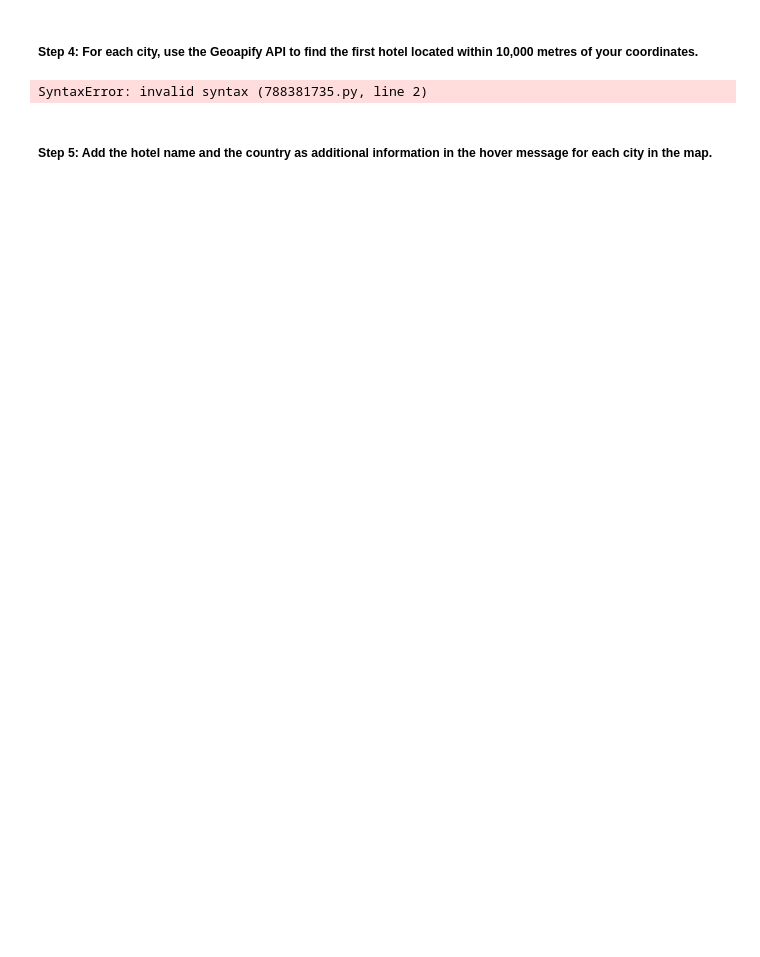
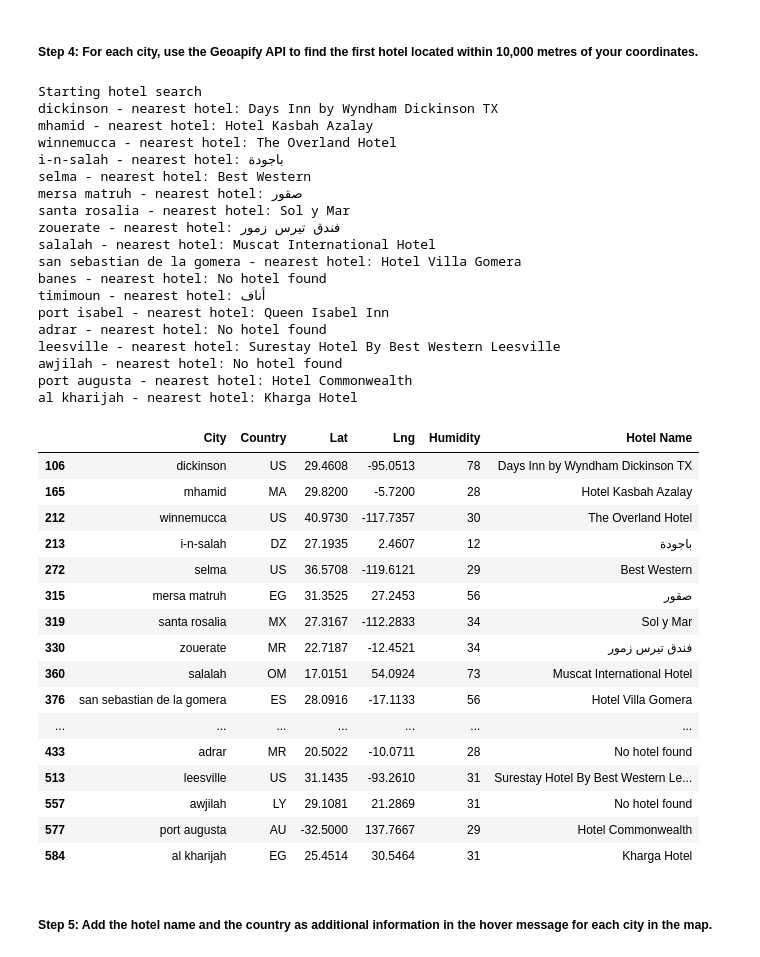
Before and after one commit to sallyca530/Python-API-Challenge, a Jupyter notebook: WeatherPy_main/VacationPymain.ipynb, the cells around one changed output. Drawn from its saved outputs; the diff is of its cells as text; code cells hidden in the pictures; blank space fills up the shorter version.

Commit message:
through hotel map

```diff
--- a/WeatherPy_main/VacationPymain.ipynb
+++ b/WeatherPy_main/VacationPymain.ipynb
@@ -99,46 +100,77 @@ hotel_df.head()
 ##### Step 4: For each city, use the Geoapify API to find the first hotel located within 10,000 metres of your coordinates.
 # %%
 # Set parameters to search for a hotel
-radius = # YOUR CODE HERE
+radius = 10000
 params = {
-    # YOUR CODE HERE
-}
+        "categories" : "accommodation.hotel",
+        "apiKey" : geoapify_key
+         }
 
 # Print a message to follow up the hotel search
 print("Starting hotel search")
 
 # Iterate through the hotel_df DataFrame
 for index, row in hotel_df.iterrows():
     # get latitude, longitude from the DataFrame
-    # YOUR CODE HERE
-
+    longitude = row["Lng"]
+    latitude = row["Lat"]
     # Add filter and bias parameters with the current city's latitude and longitude to the params dictionary
-    params["filter"] = # YOUR CODE HERE
-    params["bias"] = # YOUR CODE HERE
-
+    params["filter"] =  f"circle:{longitude},{latitude},{radius}"
+    params["bias"] = f"proximity:{longitude},{latitude}"
     # Set base URL
     base_url = "https://api.geoapify.com/v2/places"
 
-
     # Make and API request using the params dictionaty
-    name_address = # YOUR CODE HERE
-
+    name_address = requests.get(base_url, params = params)
     # Convert the API response to JSON format
-    name_address = # YOUR CODE HERE
+    name_address = name_address.json()
 
     # Grab the first hotel from the results and store the name in the hotel_df DataFrame
     try:
         hotel_df.loc[index, "Hotel Name"] = name_address["features"][0]["properties"]["name"]
     except (KeyError, IndexError):
         # If no hotel is found, set the hotel name as "No hotel found".
         hotel_df.loc[index, "Hotel Name"] = "No hotel found"
-
     # Log the search results
     print(f"{hotel_df.loc[index, 'City']} - nearest hotel: {hotel_df.loc[index, 'Hotel Name']}")
-
 # Display sample data
 hotel_df
 # %% [output]
-SyntaxError: invalid syntax (788381735.py, line 2)
+Starting hotel search
+dickinson - nearest hotel: Days Inn by Wyndham Dickinson TX
+mhamid - nearest hotel: Hotel Kasbah Azalay
+winnemucca - nearest hotel: The Overland Hotel
+i-n-salah - nearest hotel: باجودة
+selma - nearest hotel: Best Western
+mersa matruh - nearest hotel: صقور
+santa rosalia - nearest hotel: Sol y Mar
+zouerate - nearest hotel: فندق تيرس زمور
+salalah - nearest hotel: Muscat International Hotel
+san sebastian de la gomera - nearest hotel: Hotel Villa Gomera
+banes - nearest hotel: No hotel found
+timimoun - nearest hotel: أناف
+port isabel - nearest hotel: Queen Isabel Inn
+adrar - nearest hotel: No hotel found
+leesville - nearest hotel: Surestay Hotel By Best Western Leesville
+awjilah - nearest hotel: No hotel found
+port augusta - nearest hotel: Hotel Commonwealth
+al kharijah - nearest hotel: Kharga Hotel
+|  | City | Country | Lat | Lng | Humidity | Hotel Name |
+| 106 | dickinson | US | 29.4608 | -95.0513 | 78 | Days Inn by Wyndham Dickinson TX |
+| 165 | mhamid | MA | 29.8200 | -5.7200 | 28 | Hotel Kasbah Azalay |
+| 212 | winnemucca | US | 40.9730 | -117.7357 | 30 | The Overland Hotel |
+| 213 | i-n-salah | DZ | 27.1935 | 2.4607 | 12 | باجودة |
+| 272 | selma | US | 36.5708 | -119.6121 | 29 | Best Western |
+| 315 | mersa matruh | EG | 31.3525 | 27.2453 | 56 | صقور |
+| 319 | santa rosalia | MX | 27.3167 | -112.2833 | 34 | Sol y Mar |
+| 330 | zouerate | MR | 22.7187 | -12.4521 | 34 | فندق تيرس زمور |
+| 360 | salalah | OM | 17.0151 | 54.0924 | 73 | Muscat International Hotel |
+| 376 | san sebastian de la gomera | ES | 28.0916 | -17.1133 | 56 | Hotel Villa Gomera |
+| ... | ... | ... | ... | ... | ... | ... |
+| 433 | adrar | MR | 20.5022 | -10.0711 | 28 | No hotel found |
+| 513 | leesville | US | 31.1435 | -93.2610 | 31 | Surestay Hotel By Best Western Le... |
+| 557 | awjilah | LY | 29.1081 | 21.2869 | 31 | No hotel found |
+| 577 | port augusta | AU | -32.5000 | 137.7667 | 29 | Hotel Commonwealth |
+| 584 | al kharijah | EG | 25.4514 | 30.5464 | 31 | Kharga Hotel |
 # %% [markdown]
 ##### Step 5: Add the hotel name and the country as additional information in the hover message for each city in the map.
```
Also changed, not shown: parts of 4 cells of this notebook.
